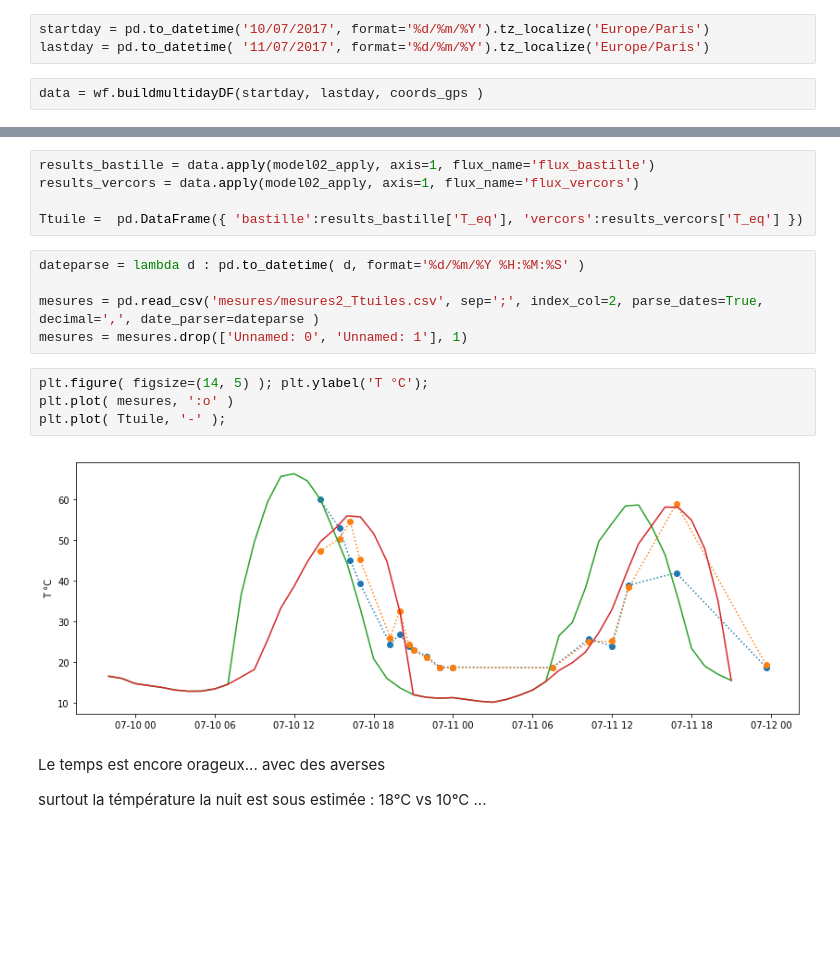
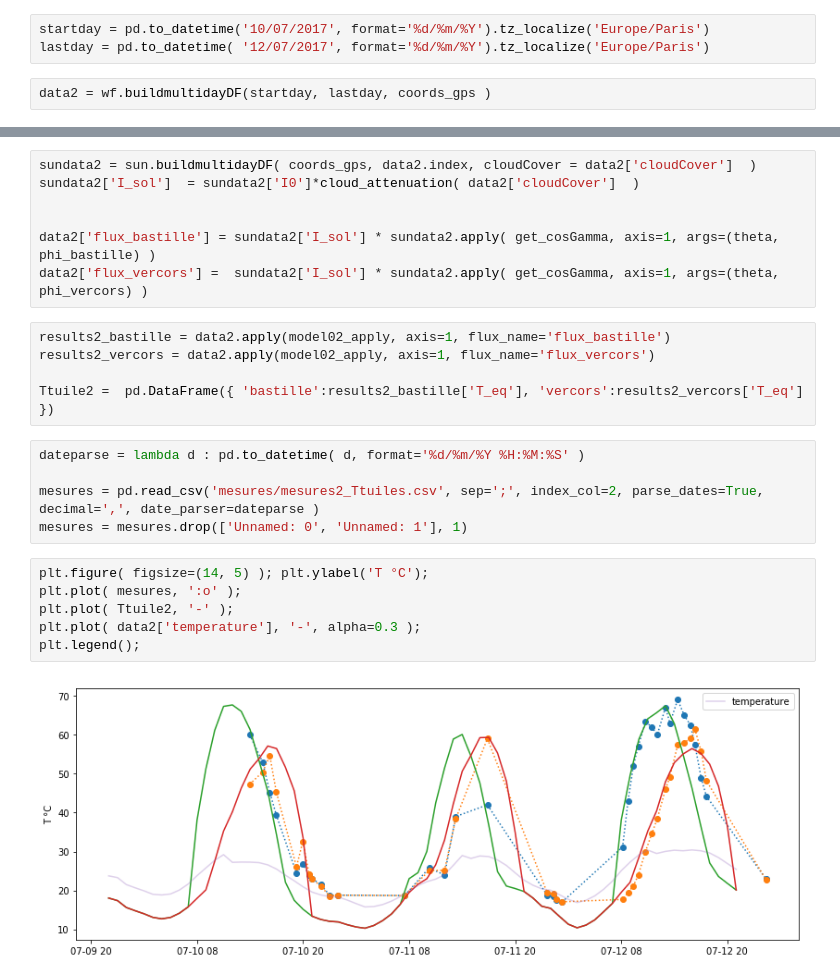
Before and after one commit to xdze2/thermique_appart, a Jupyter notebook: Model02_tuile.ipynb, the cells around one changed output, grey strips where cells are left out. Cells and saved outputs as stored; diff of their text form; blank space fills up the shorter version.

```diff
--- a/Model02_tuile.ipynb
+++ b/Model02_tuile.ipynb
@@ -347,7 +346,7 @@ La valeur de la couverture nuageuse est determinante... et le temps orageux ...
 ## Seconde serie de mesures
 # %%
 startday = pd.to_datetime('10/07/2017', format='%d/%m/%Y').tz_localize('Europe/Paris')
-lastday = pd.to_datetime( '11/07/2017', format='%d/%m/%Y').tz_localize('Europe/Paris')
+lastday = pd.to_datetime( '12/07/2017', format='%d/%m/%Y').tz_localize('Europe/Paris')
 # %%
-data = wf.buildmultidayDF(startday, lastday, coords_gps )
+data2 = wf.buildmultidayDF(startday, lastday, coords_gps )
 # %% [output]
@@ -360,8 +354,15 @@ data['flux_vercors'] =  sun.projectDF( theta, phi_vercors, sundata )
+# %%
+sundata2 = sun.buildmultidayDF( coords_gps, data2.index, cloudCover = data2['cloudCover']  )
+sundata2['I_sol']  = sundata2['I0']*cloud_attenuation( data2['cloudCover']  )
+
+
+data2['flux_bastille'] = sundata2['I_sol'] * sundata2.apply( get_cosGamma, axis=1, args=(theta, phi_bastille) )
+data2['flux_vercors'] =  sundata2['I_sol'] * sundata2.apply( get_cosGamma, axis=1, args=(theta, phi_vercors) )
 # %%
-results_bastille = data.apply(model02_apply, axis=1, flux_name='flux_bastille')
-results_vercors = data.apply(model02_apply, axis=1, flux_name='flux_vercors')
+results2_bastille = data2.apply(model02_apply, axis=1, flux_name='flux_bastille')
+results2_vercors = data2.apply(model02_apply, axis=1, flux_name='flux_vercors')
 
-Ttuile =  pd.DataFrame({ 'bastille':results_bastille['T_eq'], 'vercors':results_vercors['T_eq'] })
+Ttuile2 =  pd.DataFrame({ 'bastille':results2_bastille['T_eq'], 'vercors':results2_vercors['T_eq'] })
 # %%
 dateparse = lambda d : pd.to_datetime( d, format='%d/%m/%Y %H:%M:%S' )
 
@@ -369,11 +370,9 @@ mesures = pd.read_csv('mesures/mesures2_Ttuiles.csv', sep=';', index_col=2, pars
 mesures = mesures.drop(['Unnamed: 0', 'Unnamed: 1'], 1)
 # %%
 plt.figure( figsize=(14, 5) ); plt.ylabel('T °C');
-plt.plot( mesures, ':o' )
-plt.plot( Ttuile, '-' );
+plt.plot( mesures, ':o' );
+plt.plot( Ttuile2, '-' );
+plt.plot( data2['temperature'], '-', alpha=0.3 );
+plt.legend();
 # %% [output]
-[figure, old version]
+[figure, new version]
-# %% [markdown]
-Le temps est encore orageux... avec des averses
-
-surtout la témpérature la nuit est sous estimée : 18°C vs 10°C ...
```
Also changed, not shown: parts of 31 cells of this notebook.
